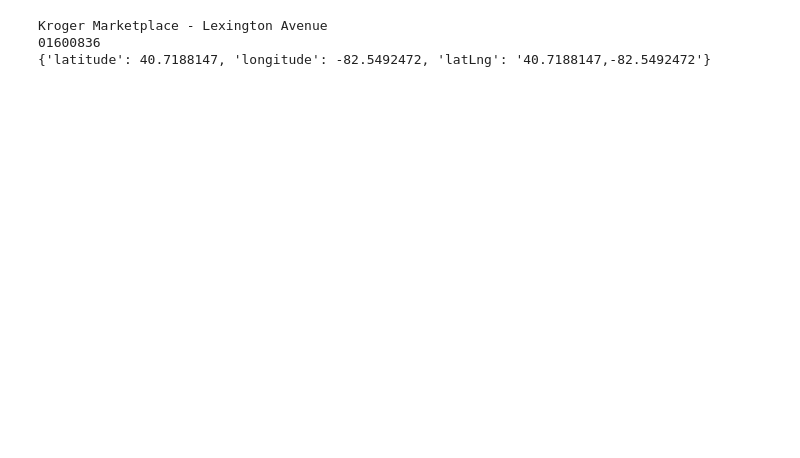
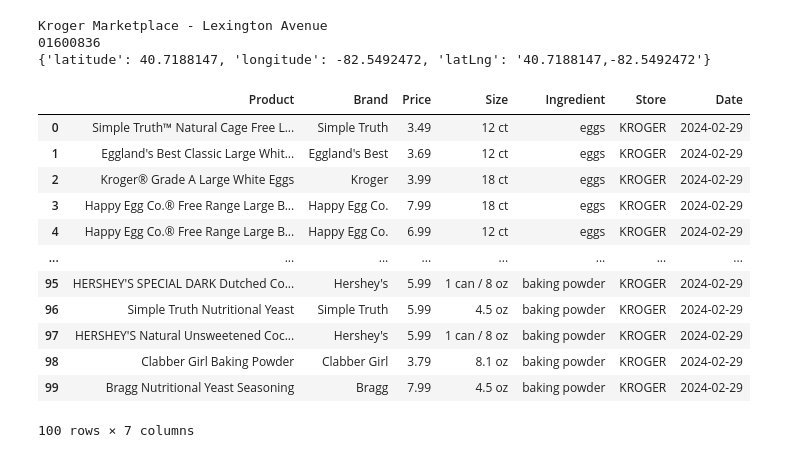
Before and after one commit to AprilHolmes7825/grocery_comparison_project, a Jupyter notebook: Code/kroger.ipynb, the cells around one changed output. Cells and saved outputs as stored; diff of their text form; code cells hidden in the pictures; blank space fills up the shorter version.

```diff
--- a/Code/kroger.ipynb
+++ b/Code/kroger.ipynb
@@ -196,3 +190,19 @@ products_df = pd.DataFrame(products)
+# %%
+products_df
+# %% [output]
+|  | Product | Brand | Price | Size | Ingredient | Store | Date |
+| 0 | Simple Truth™ Natural Cage Free L... | Simple Truth | 3.49 | 12 ct | eggs | KROGER | 2024-02-29 |
+| 1 | Eggland's Best Classic Large Whit... | Eggland's Best | 3.69 | 12 ct | eggs | KROGER | 2024-02-29 |
+| 2 | Kroger® Grade A Large White Eggs | Kroger | 3.99 | 18 ct | eggs | KROGER | 2024-02-29 |
+| 3 | Happy Egg Co.® Free Range Large B... | Happy Egg Co. | 7.99 | 18 ct | eggs | KROGER | 2024-02-29 |
+| 4 | Happy Egg Co.® Free Range Large B... | Happy Egg Co. | 6.99 | 12 ct | eggs | KROGER | 2024-02-29 |
+| ... | ... | ... | ... | ... | ... | ... | ... |
+| 95 | HERSHEY'S SPECIAL DARK Dutched Co... | Hershey's | 5.99 | 1 can / 8 oz | baking powder | KROGER | 2024-02-29 |
+| 96 | Simple Truth Nutritional Yeast | Simple Truth | 5.99 | 4.5 oz | baking powder | KROGER | 2024-02-29 |
+| 97 | HERSHEY'S Natural Unsweetened Coc... | Hershey's | 5.99 | 1 can / 8 oz | baking powder | KROGER | 2024-02-29 |
+| 98 | Clabber Girl Baking Powder | Clabber Girl | 3.79 | 8.1 oz | baking powder | KROGER | 2024-02-29 |
+| 99 | Bragg Nutritional Yeast Seasoning | Bragg | 7.99 | 4.5 oz | baking powder | KROGER | 2024-02-29 |
+100 rows × 7 columns
 # %%
 
 
```
Also changed, not shown: parts of 12 cells of this notebook, 1 other file.
